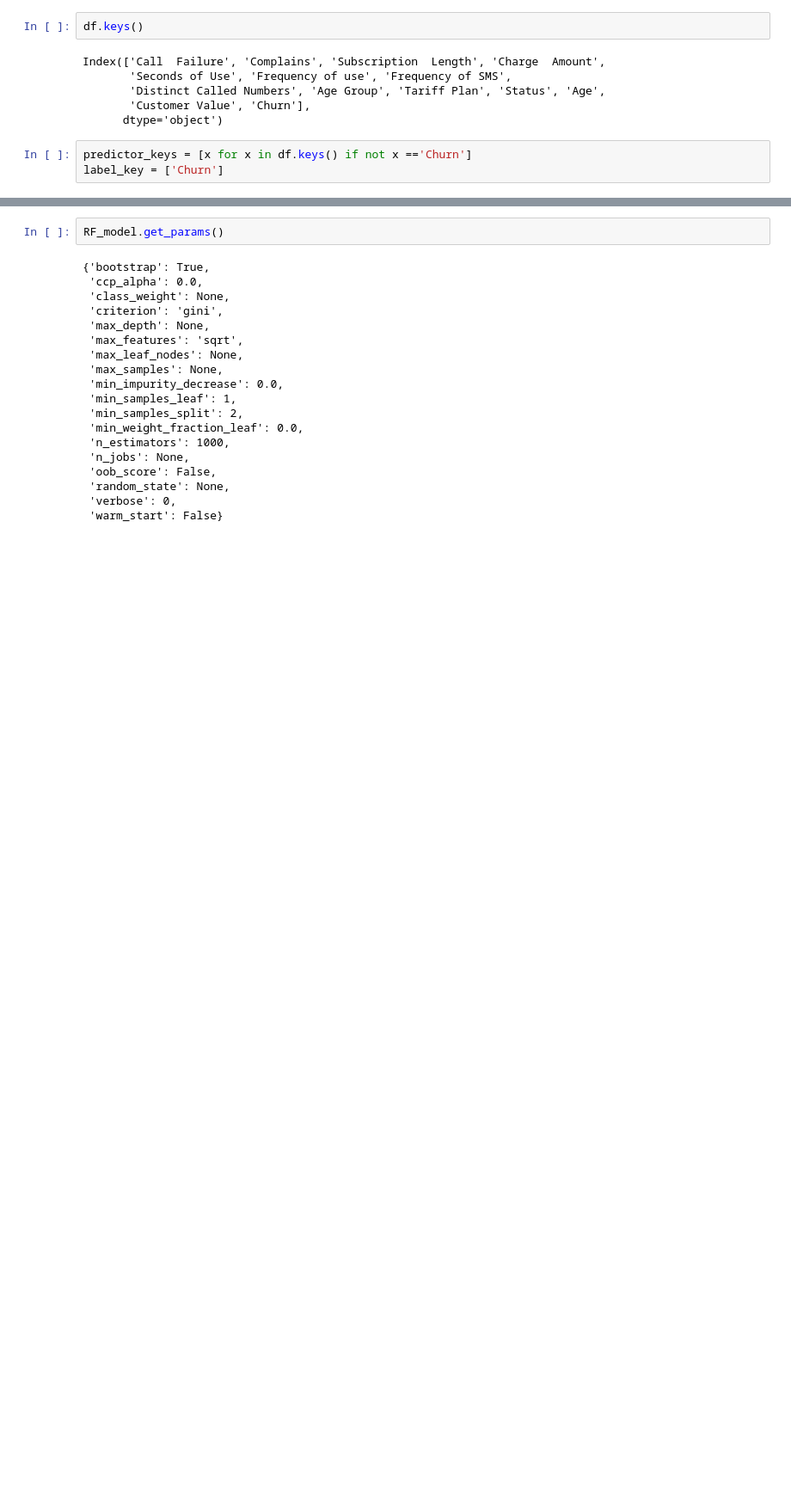
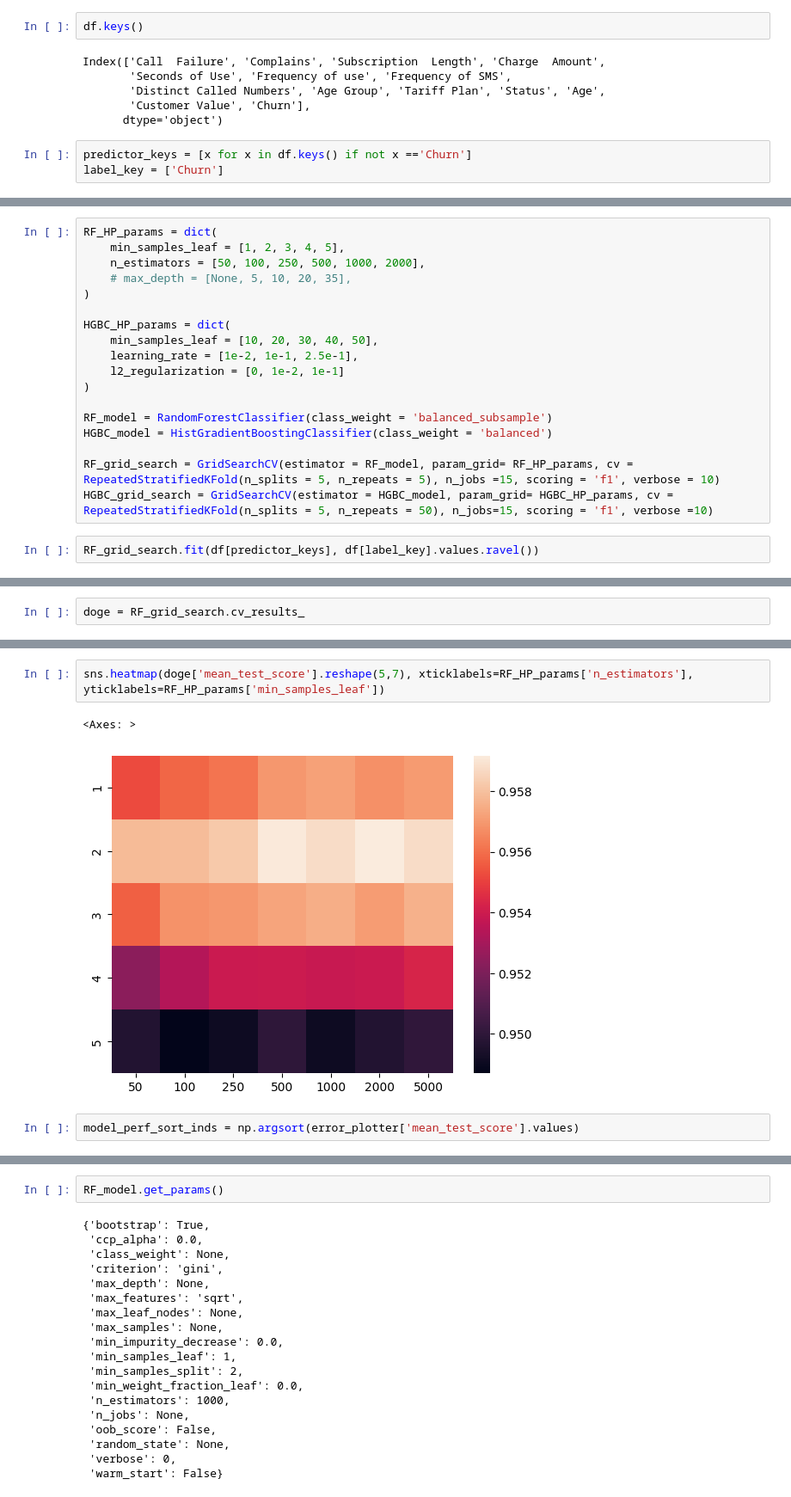
Before and after one commit to MathiasVanPatten/iranian_churn_tele, a Jupyter notebook: main.ipynb, the cells around one changed output, grey strips where cells are left out. Shown at 86% size. Cells and saved outputs as stored; diff of their text form; blank space fills up the shorter version.

```diff
--- a/main.ipynb
+++ b/main.ipynb
@@ -111,0 +58,20 @@ ValueError: Invalid parameter 'criteron' for estimator RandomForestClassifier(cl
+# %%
+RF_HP_params = dict(
+    min_samples_leaf = [1, 2, 3, 4, 5],
+    n_estimators = [50, 100, 250, 500, 1000, 2000],
+    # max_depth = [None, 5, 10, 20, 35],
+)
+
+HGBC_HP_params = dict(
+    min_samples_leaf = [10, 20, 30, 40, 50],
+    learning_rate = [1e-2, 1e-1, 2.5e-1],
+    l2_regularization = [0, 1e-2, 1e-1]
+)
+
+RF_model = RandomForestClassifier(class_weight = 'balanced_subsample')
+HGBC_model = HistGradientBoostingClassifier(class_weight = 'balanced')
+
+RF_grid_search = GridSearchCV(estimator = RF_model, param_grid= RF_HP_params, cv = RepeatedStratifiedKFold(n_splits = 5, n_repeats = 5), n_jobs =15, scoring = 'f1', verbose = 10)
+HGBC_grid_search = GridSearchCV(estimator = HGBC_model, param_grid= HGBC_HP_params, cv = RepeatedStratifiedKFold(n_splits = 5, n_repeats = 50), n_jobs=15, scoring = 'f1', verbose =10)
+# %%
+RF_grid_search.fit(df[predictor_keys], df[label_key].values.ravel())
@@ -111,0 +86,2 @@ ValueError: Invalid parameter 'criteron' for estimator RandomForestClassifier(cl
+# %%
+doge = RF_grid_search.cv_results_
@@ -111,0 +108,7 @@ ValueError: Invalid parameter 'criteron' for estimator RandomForestClassifier(cl
+# %%
+sns.heatmap(doge['mean_test_score'].reshape(5,7), xticklabels=RF_HP_params['n_estimators'], yticklabels=RF_HP_params['min_samples_leaf'])
+# %% [output]
+<Axes: >
+[figure, added]
+# %%
+model_perf_sort_inds = np.argsort(error_plotter['mean_test_score'].values)
```
Also changed, not shown: parts of 25 cells of this notebook.
